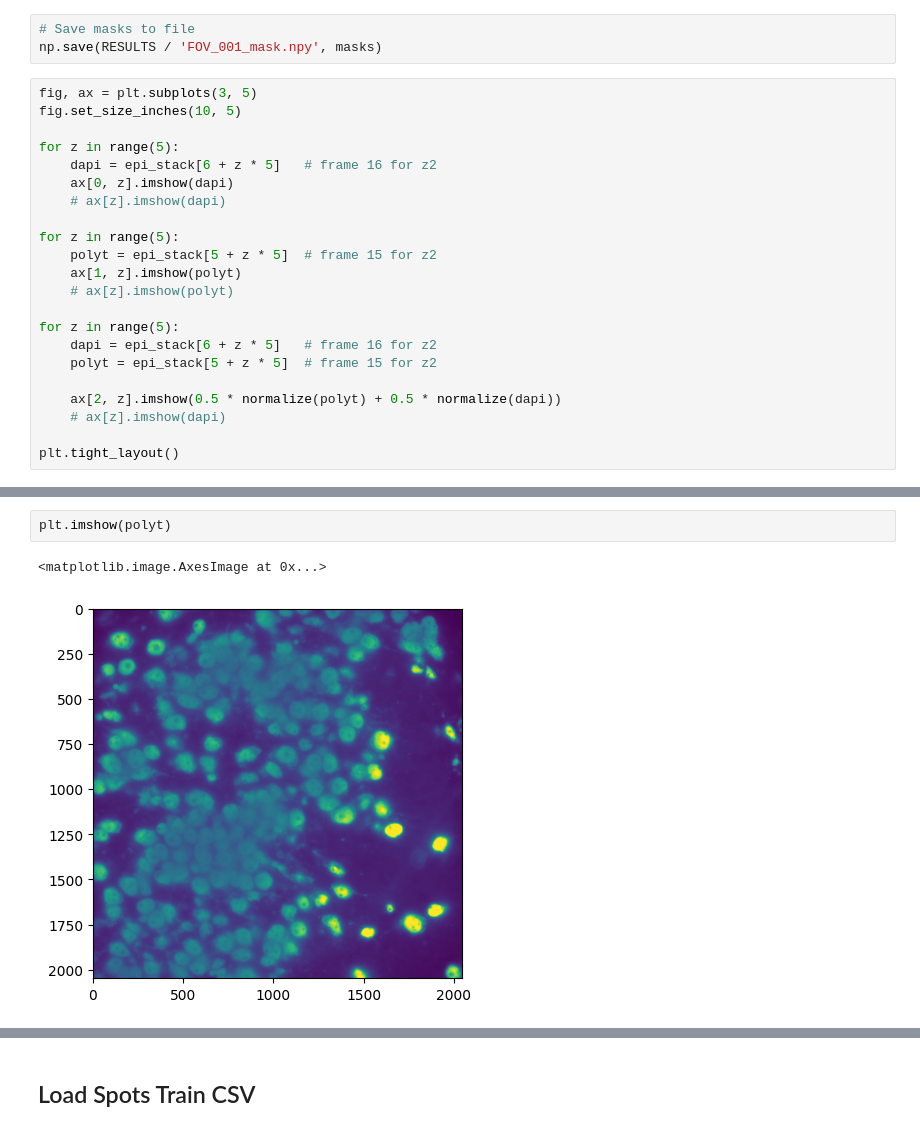
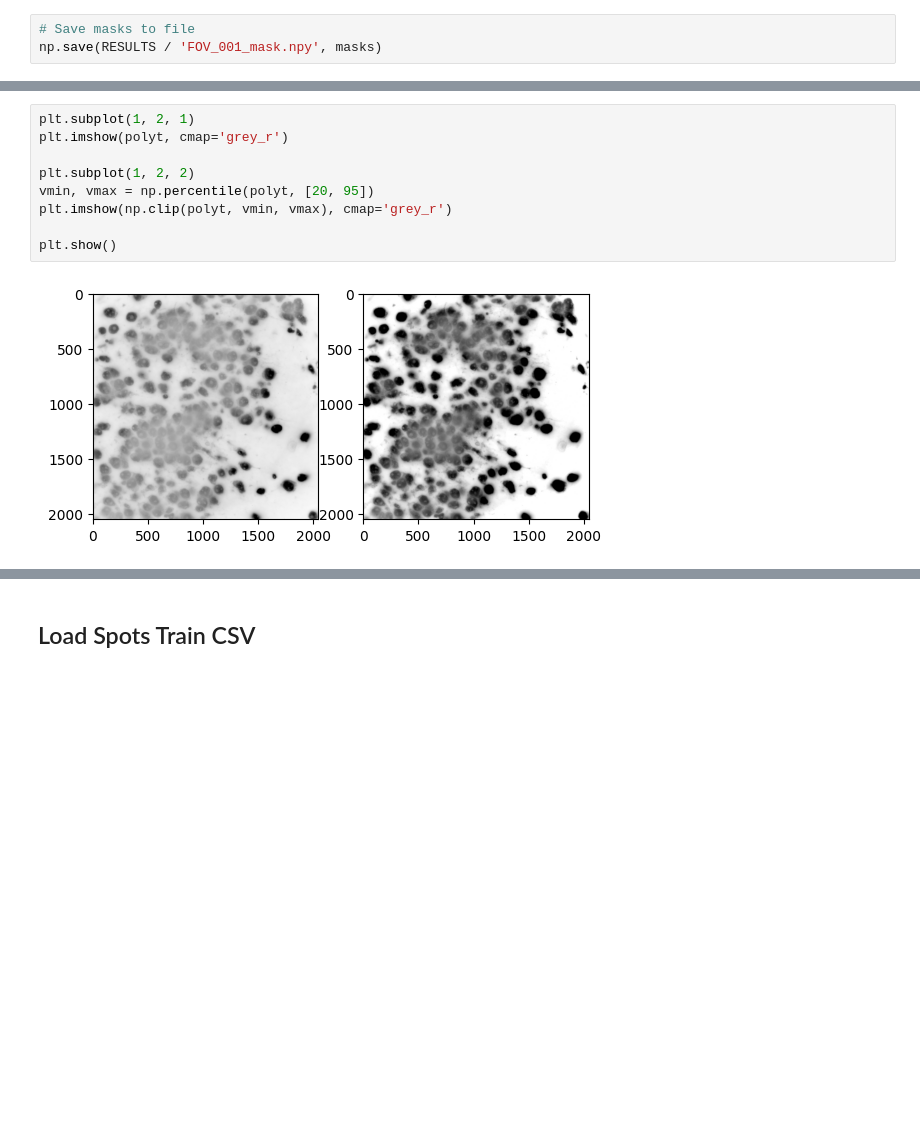
Before and after one commit to NovaBro/Neuro_project3_phase1, a Jupyter notebook: DATA_PLOTS.ipynb, the cells around one changed output, grey strips where cells are left out. Saved outputs shown, nothing was run; the diff lists cells and outputs as text; blank space fills up the shorter version.

```diff
--- a/DATA_PLOTS.ipynb
+++ b/DATA_PLOTS.ipynb
@@ -63,25 +63,3 @@ Number of cells found: 218
 # %%
 # Save masks to file
 np.save(RESULTS / 'FOV_001_mask.npy', masks)
-# %%
-fig, ax = plt.subplots(3, 5)
-fig.set_size_inches(10, 5)
-
-for z in range(5):
-    dapi = epi_stack[6 + z * 5]   # frame 16 for z2
-    ax[0, z].imshow(dapi)
-    # ax[z].imshow(dapi)
-
-for z in range(5):
-    polyt = epi_stack[5 + z * 5]  # frame 15 for z2
-    ax[1, z].imshow(polyt)
-    # ax[z].imshow(polyt)
-
-for z in range(5):
-    dapi = epi_stack[6 + z * 5]   # frame 16 for z2
-    polyt = epi_stack[5 + z * 5]  # frame 15 for z2
-
-    ax[2, z].imshow(0.5 * normalize(polyt) + 0.5 * normalize(dapi))
-    # ax[z].imshow(dapi)
-
-plt.tight_layout()
@@ -95,6 +110,12 @@ plt.imshow(dapi)
 # %%
-plt.imshow(polyt)
+plt.subplot(1, 2, 1)
+plt.imshow(polyt, cmap='grey_r')
+
+plt.subplot(1, 2, 2)
+vmin, vmax = np.percentile(polyt, [20, 95])
+plt.imshow(np.clip(polyt, vmin, vmax), cmap='grey_r')
+
+plt.show()
 # %% [output]
-<matplotlib.image.AxesImage at 0x...>
-[figure, old version]
+[figure, new version]
 # %%
```
Also changed, not shown: parts of 24 cells of this notebook, 8 other files.
